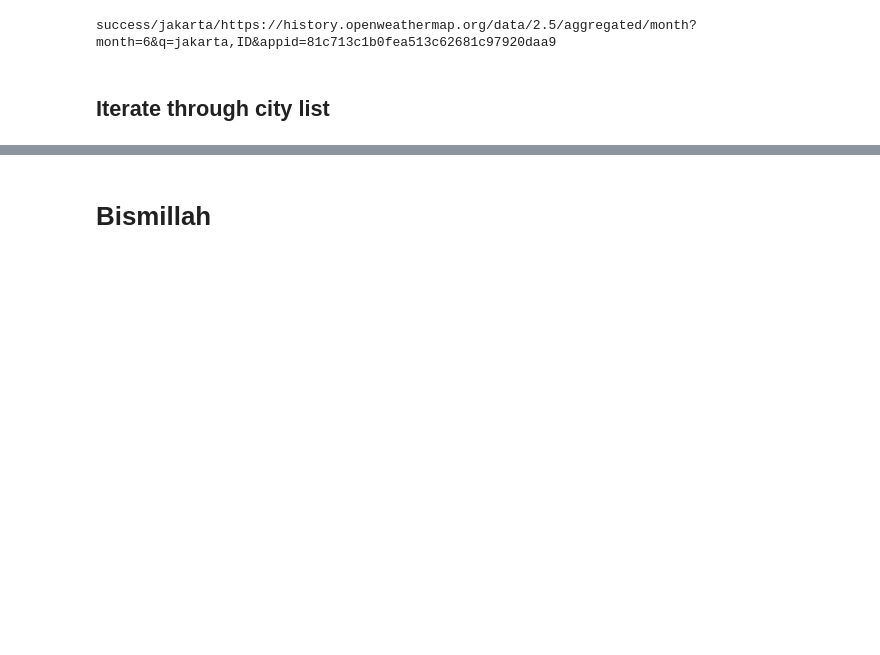
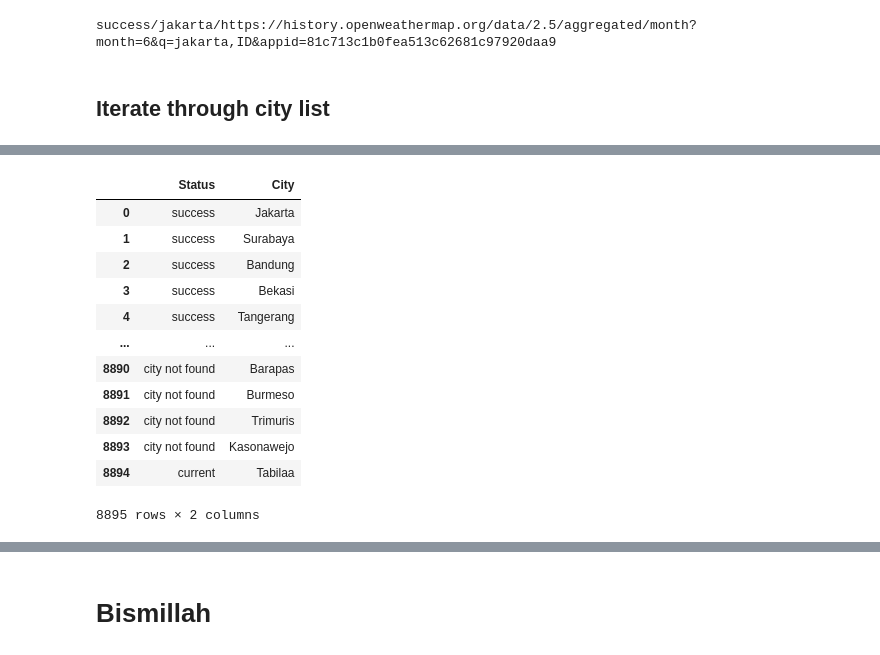
Before and after one commit to GajAhmadaaa/NanamYuk-ML, a Jupyter notebook: OpenWeatherMap_API.ipynb, the cells around one changed output, grey strips where cells are left out. Drawn from its saved outputs; the diff is of its cells as text; code cells hidden in the pictures; blank space fills up the shorter version.

```diff
--- a/OpenWeatherMap_API.ipynb
+++ b/OpenWeatherMap_API.ipynb
@@ -238,10 +238,7 @@ def weather(city_name):
 
   if 'cod' in data:
     if data['cod'] == 200:
-      temp = data['result']['temp']['mean'] - 273.15
-      humidity = data['result']['humidity']['mean']
-      month = data['result']['month']
-      print(f"success/{city_name}/{url}")
+      return "success", city_name
 
   elif 'code' in data:
     if data['code'] == 404000:
@@ -249,12 +246,10 @@ def weather(city_name):
 
       if 'cod' in data:
         if data['cod'] == 200:
-          print(f"current/{city_name}/{url}")
-          temp = data['main']['temp'] - 273.15
-          humidity = data['main']['humidity']
+          return "current", city_name
         else:
           message = data['message']
-          print(f"{message}/{city_name}/{url}")
+          return f"{message}", city_name
 
     else:
       print("Nama kota tidak boleh <= 3 karakter")
@@ -296,5 +293,8 @@ c.head()
 # %%
 x = c.loc[:,'city']
-for i in x:
-  weather(i)
-  print("=" * 100)
+number = [i+1 for i in range(len(x))]
+rows = []
+for n, i in zip(number, x):
+  print(n, i)
+  rows.append(weather(i))
+print(rows)
@@ -300,0 +319,17 @@ for i in x:
+# %%
+df = pd.DataFrame(rows, columns=["Status","City"])
+df
+# %% [output]
+|  | Status | City |
+| 0 | success | Jakarta |
+| 1 | success | Surabaya |
+| 2 | success | Bandung |
+| 3 | success | Bekasi |
+| 4 | success | Tangerang |
+| ... | ... | ... |
+| 8890 | city not found | Barapas |
+| 8891 | city not found | Burmeso |
+| 8892 | city not found | Trimuris |
+| 8893 | city not found | Kasonawejo |
+| 8894 | current | Tabilaa |
+8895 rows × 2 columns
```
Also changed, not shown: parts of 4 cells of this notebook.
